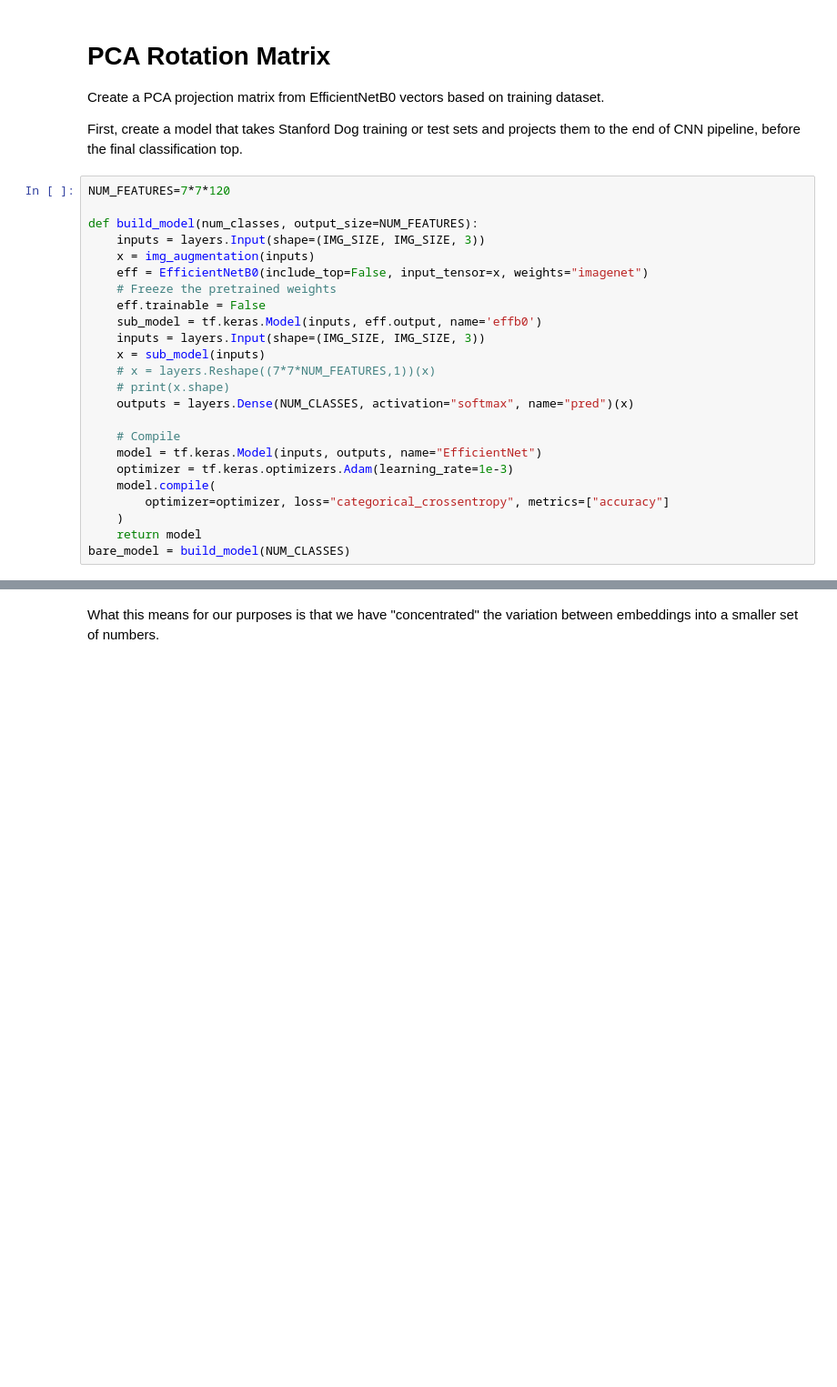
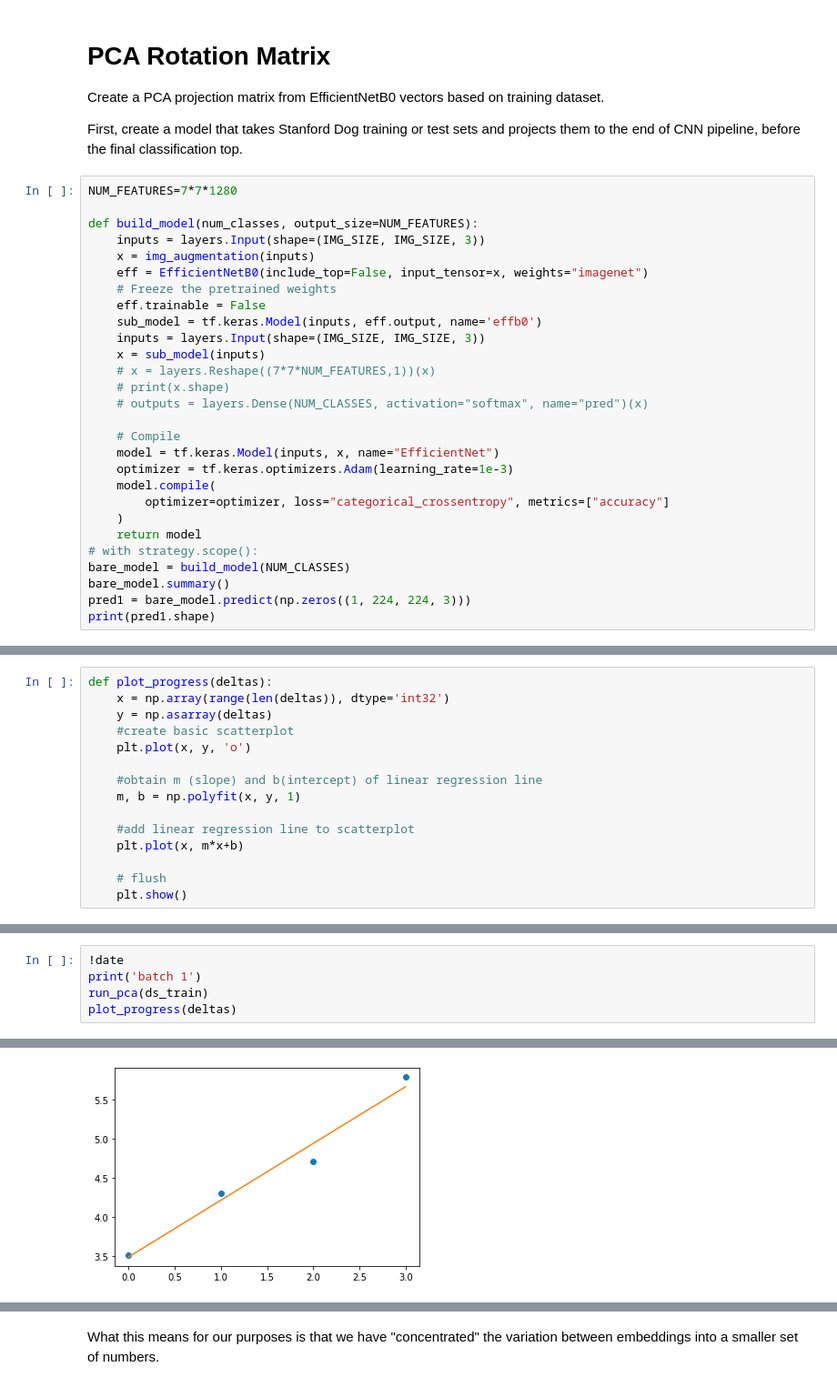
Before and after one commit to LanceNorskog/keras-fbcnn, a Jupyter notebook: notebooks/Bilinear_CNN_PCA_image_classification_efficientnet_fine_tuning.ipynb, the cells around one changed output, grey strips where cells are left out. Shown at 91% size. Drawn from its saved outputs; the diff is of its cells as text; blank space fills up the shorter version.

Commit message:
Training 2K size

```diff
--- a/notebooks/Bilinear_CNN_PCA_image_classification_efficientnet_fine_tuning.ipynb
+++ b/notebooks/Bilinear_CNN_PCA_image_classification_efficientnet_fine_tuning.ipynb
@@ -166,7 +172,7 @@ Create a PCA projection matrix from EfficientNetB0 vectors based on training dat
 
 First, create a model that takes Stanford Dog training or test sets and projects them to the end of CNN pipeline, before the final classification top.
 # %%
-NUM_FEATURES=7*7*120
+NUM_FEATURES=7*7*1280
 
 def build_model(num_classes, output_size=NUM_FEATURES):
     inputs = layers.Input(shape=(IMG_SIZE, IMG_SIZE, 3))
@@ -179,13 +185,17 @@ def build_model(num_classes, output_size=NUM_FEATURES):
     x = sub_model(inputs)
     # x = layers.Reshape((7*7*NUM_FEATURES,1))(x)
     # print(x.shape)
-    outputs = layers.Dense(NUM_CLASSES, activation="softmax", name="pred")(x)
+    # outputs = layers.Dense(NUM_CLASSES, activation="softmax", name="pred")(x)
 
     # Compile
-    model = tf.keras.Model(inputs, outputs, name="EfficientNet")
+    model = tf.keras.Model(inputs, x, name="EfficientNet")
     optimizer = tf.keras.optimizers.Adam(learning_rate=1e-3)
     model.compile(
         optimizer=optimizer, loss="categorical_crossentropy", metrics=["accuracy"]
     )
     return model
+# with strategy.scope():
 bare_model = build_model(NUM_CLASSES)
+bare_model.summary()
+pred1 = bare_model.predict(np.zeros((1, 224, 224, 3)))
+print(pred1.shape)
@@ -272,0 +254,15 @@ print(pca.n_samples_seen_)
+# %%
+def plot_progress(deltas):
+    x = np.array(range(len(deltas)), dtype='int32')
+    y = np.asarray(deltas)
+    #create basic scatterplot
+    plt.plot(x, y, 'o')
+
+    #obtain m (slope) and b(intercept) of linear regression line
+    m, b = np.polyfit(x, y, 1)
+
+    #add linear regression line to scatterplot
+    plt.plot(x, m*x+b)
+
+    # flush
+    plt.show()
@@ -290,0 +347,6 @@ plt.plot(x, m*x+b)
+# %%
+!date
+print('batch 1')
+run_pca(ds_train)
+plot_progress(deltas)
+# %% [output]
@@ -290,0 +367 @@ plt.plot(x, m*x+b)
+[figure, added]
```
Also changed, not shown: parts of 33 cells of this notebook.
